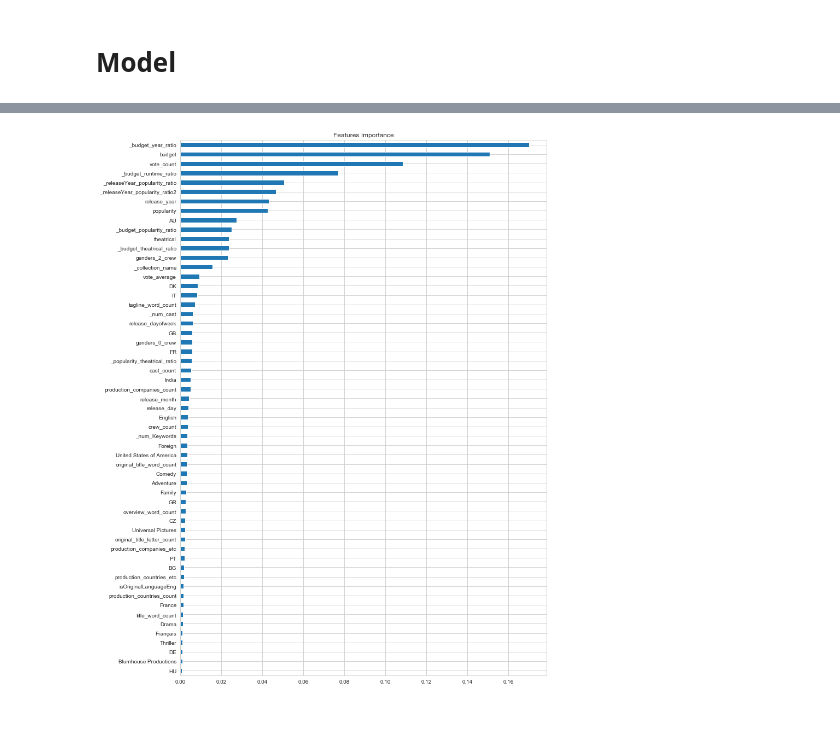
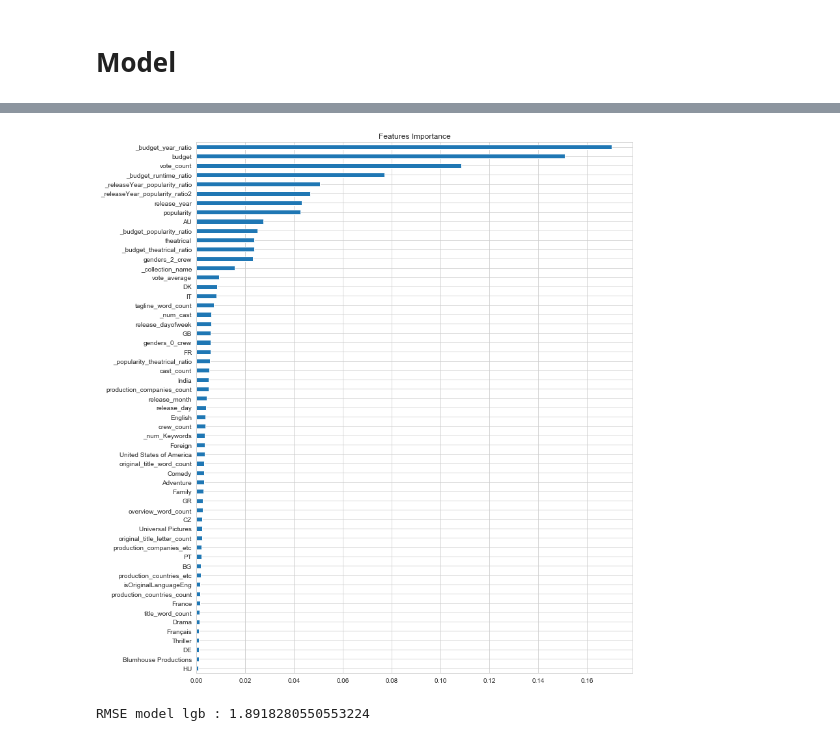
Before and after one commit to faltisco/Predict_Revenue, a Jupyter notebook: LGBM_GOSS.ipynb, the cells around one changed output, grey strips where cells are left out. Saved outputs shown, nothing was run; the diff lists cells and outputs as text; code cells hidden in the pictures.

```diff
--- a/LGBM_GOSS.ipynb
+++ b/LGBM_GOSS.ipynb
@@ -911,5 +932,4 @@ Final score:  1.892653840201929
 # %%
-lgbmodel.FI.mean(axis=1).sort_values()[180:250].plot(kind="barh",title = "Features Importance", figsize = (15
-                                                                                                           ,18));
+lgbmodel.FI.mean(axis=1).sort_values()[180:250].plot(kind="barh",title = "Features Importance", figsize = (12,15));
 # %% [output]
-[figure, old version]
+[figure, new version]
@@ -934,0 +936,6 @@ lgbmodel.FI.mean(axis=1).sort_values()[180:250].plot(kind="barh",title = "Featur
+# %%
+train['Revenue_lgb'] = train["lgbfinal"]
+
+print("RMSE model lgb :" ,score(train, train.Revenue_lgb))
+# %% [output]
+RMSE model lgb : 1.8918280550553224
```
Also changed, not shown: parts of 29 cells of this notebook, 36 other files.
